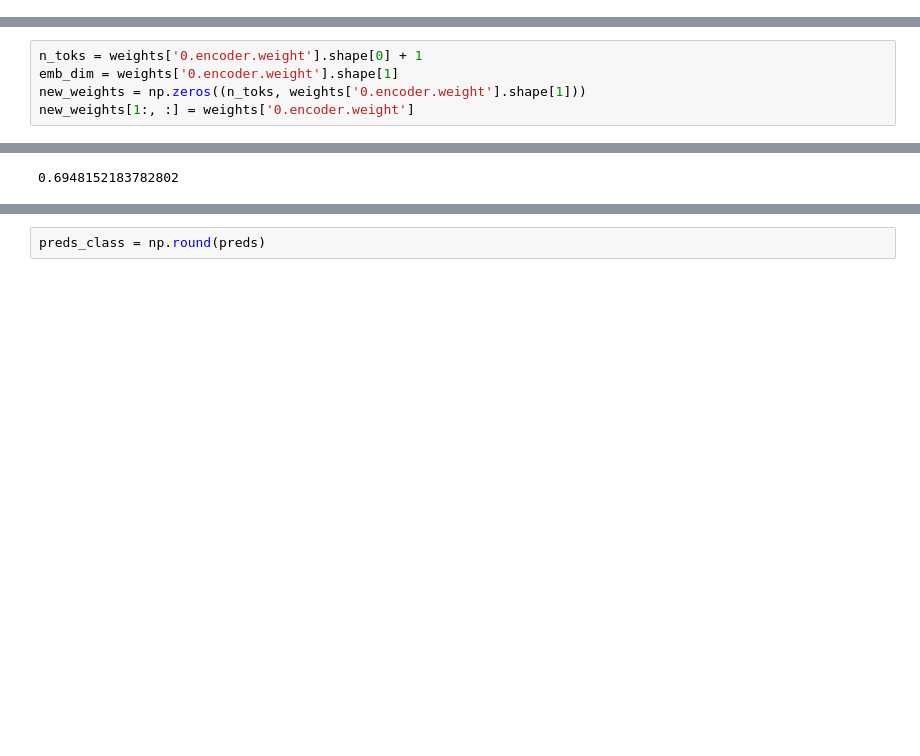
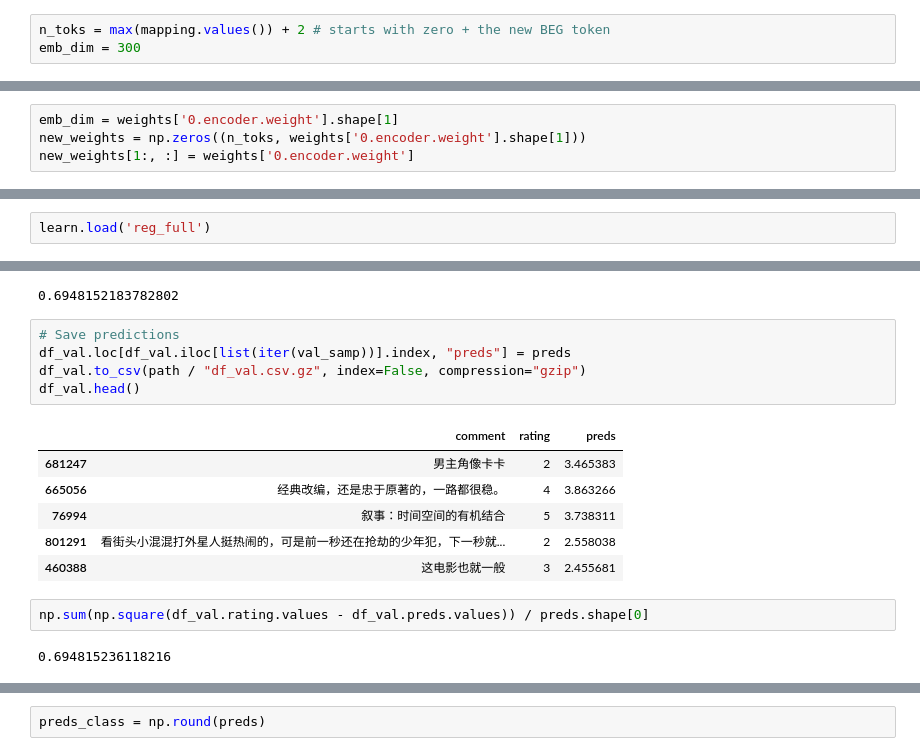
Before and after one commit to ceshine/modern_chinese_nlp, a Jupyter notebook: notebooks/Sentiment Analysis.ipynb, the cells around one changed output, grey strips where cells are left out. Drawn from its saved outputs; the diff is of its cells as text; blank space fills up the shorter version.

```diff
--- a/notebooks/Sentiment Analysis.ipynb
+++ b/notebooks/Sentiment Analysis.ipynb
@@ -122,6 +120,9 @@ for df, tokens in zip((df_train, df_val, df_test), (tokens_train, tokens_val, to
 [interactive output not drawn]
 # %%
 assert len(tokens_train) == df_train.shape[0]
+# %%
+n_toks = max(mapping.values()) + 2 # starts with zero + the new BEG token
+emb_dim = 300
 # %% [markdown]
 ### Prepare the embedding matrix
 # %%
@@ -131,7 +132,6 @@ weights['0.encoder.weight'].shape
 # %% [output]
 torch.Size([3937, 300])
 # %%
-n_toks = weights['0.encoder.weight'].shape[0] + 1
 emb_dim = weights['0.encoder.weight'].shape[1]
 new_weights = np.zeros((n_toks, weights['0.encoder.weight'].shape[1]))
 new_weights[1:, :] = weights['0.encoder.weight']
@@ -752,5 +752,7 @@ epoch      trn_loss   val_loss
 # %%
 # Export Model
 torch.save(learn.model, path / "sentiment_model.pth")
+# %%
+learn.load('reg_full')
 # %% [markdown]
 ### Evaluation
@@ -802,3 +809,19 @@ preds = np.clip(preds, 1, 5)
 np.sum(np.square(preds - ys)) / preds.shape[0]
 # %% [output]
 0.6948152183782802
+# %%
+# Save predictions
+df_val.loc[df_val.iloc[list(iter(val_samp))].index, "preds"] = preds
+df_val.to_csv(path / "df_val.csv.gz", index=False, compression="gzip")
+df_val.head()
+# %% [output]
+|  | comment | rating | preds |
+| 681247 | 男主角像卡卡 | 2 | 3.465383 |
+| 665056 | 经典改编，还是忠于原著的，一路都很稳。 | 4 | 3.863266 |
+| 76994 | 叙事：时间空间的有机结合 | 5 | 3.738311 |
+| 801291 | 看街头小混混打外星人挺热闹的，可是前一秒还在抢劫的少年犯，下一秒就... | 2 | 2.558038 |
+| 460388 | 这电影也就一般 | 3 | 2.455681 |
+# %%
+np.sum(np.square(df_val.rating.values - df_val.preds.values)) / preds.shape[0]
+# %% [output]
+0.694815236118216
```
Also changed, not shown: parts of 11 cells of this notebook, 1 other file.
